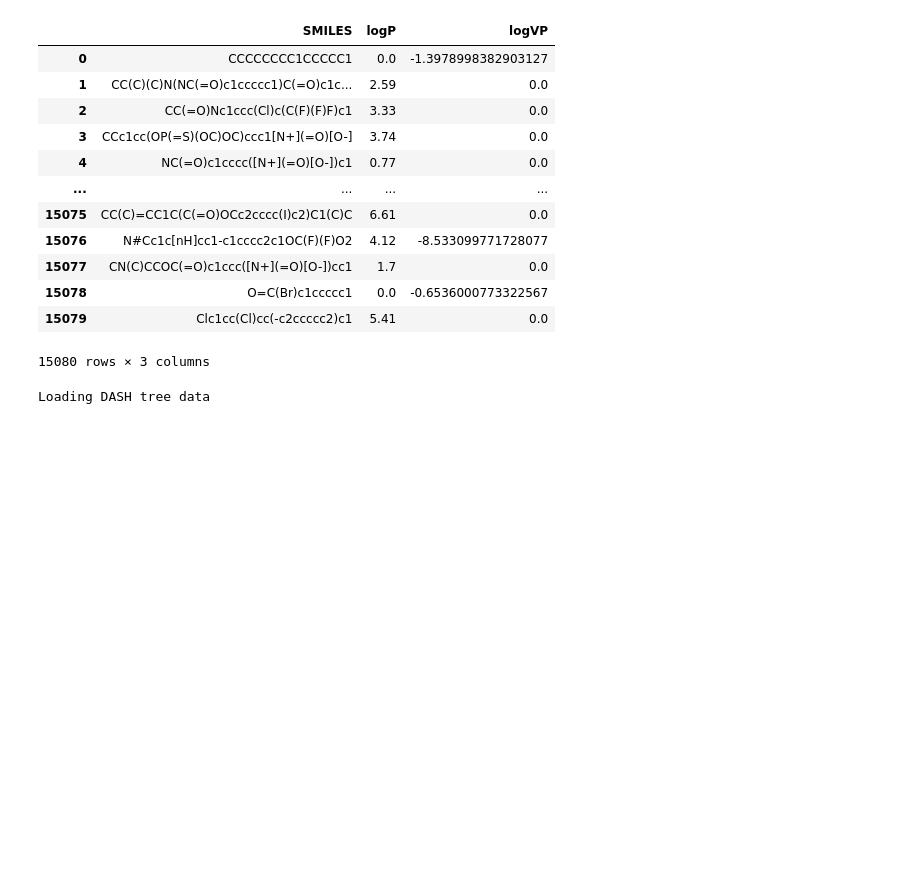
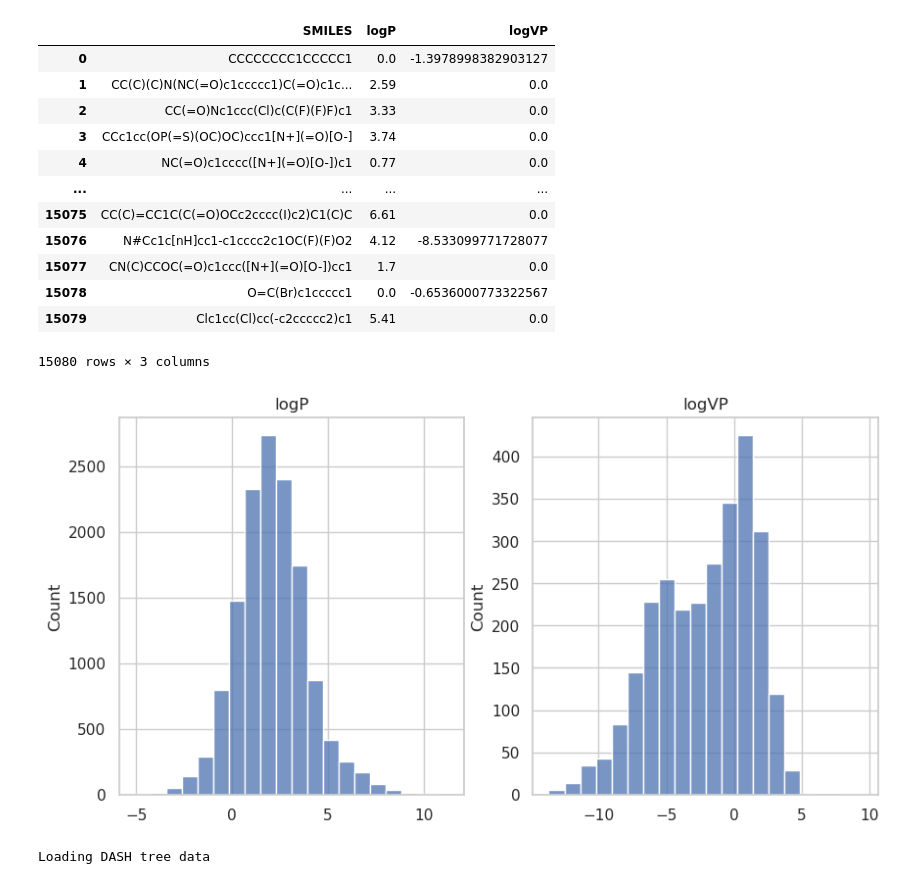
Before and after one commit to Cschiebroek/Digital_Chemistry, a Jupyter notebook: 001_First_test.ipynb, the cells around one changed output. Drawn from its saved outputs; the diff is of its cells as text; code cells hidden in the pictures; blank space fills up the shorter version.

Commit message:
updated histogram

```diff
--- a/001_First_test.ipynb
+++ b/001_First_test.ipynb
@@ -77,14 +77,18 @@ df
 # %%
 #do histograms of the logps and vps
 logp_vals = df['logP'].tolist()
 vp_vals = df['logVP'].tolist()
+logp_vals = [v for v in logp_vals if v != 0.0]
+vp_vals = [v for v in vp_vals if v != 0.0]
 sns.set_theme(style="whitegrid")
 fig, ax = plt.subplots(1, 2, figsize=(10, 5))
-sns.histplot(logp_vals, ax=ax[0])
+sns.histplot(logp_vals, ax=ax[0],bins=20)
 ax[0].set_title('logP')
-sns.histplot(vp_vals, ax=ax[1])
+sns.histplot(vp_vals, ax=ax[1],bins=20)
 ax[1].set_title('logVP')
 plt.show()
+# %% [output]
+[figure, added]
 # %%
 tree = DASHTree(tree_folder_path='/localhome/cschiebroek/other/serenityff-charge/tree')
 # %% [output]
```
